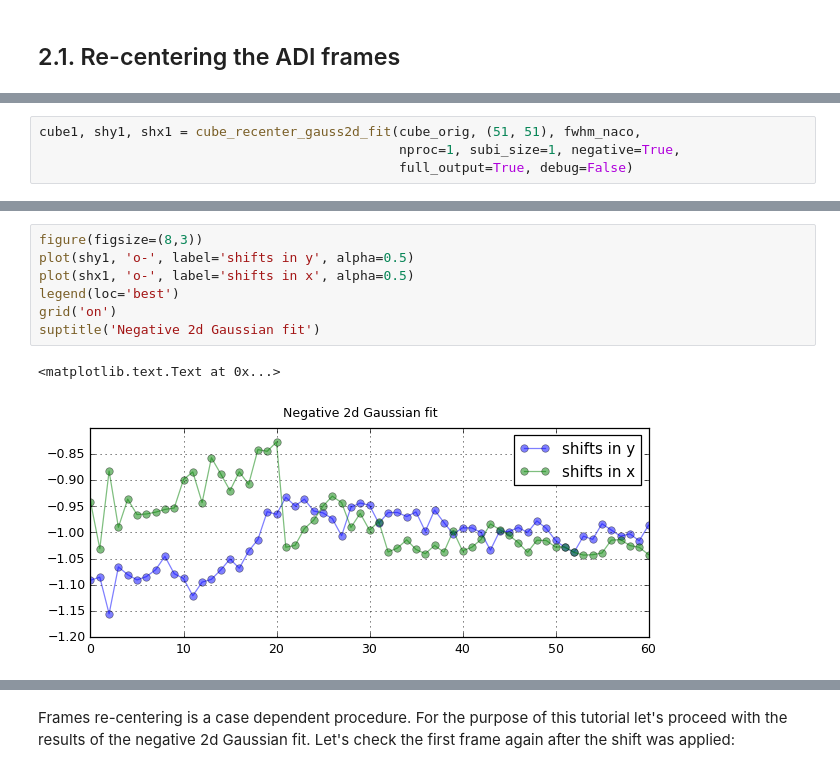
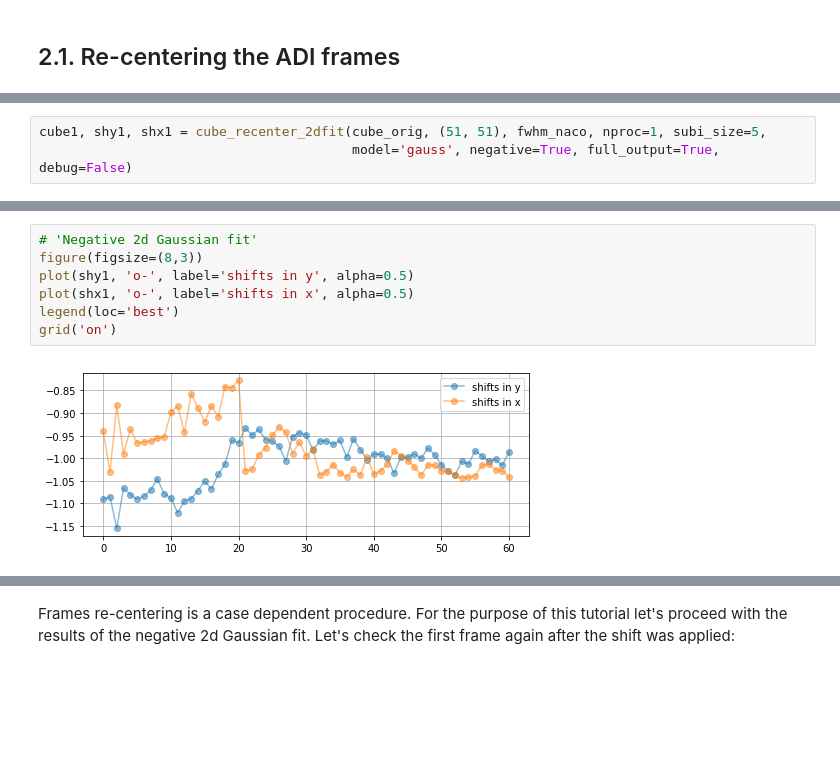
Before and after one commit to carlos-gg/VIP_extras, a Jupyter notebook: Tutorial1_VIP_adi_pre-postproc_fluxpos_ccs.ipynb, the cells around one changed output, grey strips where cells are left out. Drawn from its saved outputs; the diff is of its cells as text; blank space fills up the shorter version.

```diff
--- a/Tutorial1_VIP_adi_pre-postproc_fluxpos_ccs.ipynb
+++ b/Tutorial1_VIP_adi_pre-postproc_fluxpos_ccs.ipynb
@@ -142,6 +161,5 @@ For the 2d Gaussian fit it's important to run the algorithm once with the `debug
 # %%
-cube1, shy1, shx1 = cube_recenter_gauss2d_fit(cube_orig, (51, 51), fwhm_naco,
-                                              nproc=1, subi_size=1, negative=True,
-                                              full_output=True, debug=False)
+cube1, shy1, shx1 = cube_recenter_2dfit(cube_orig, (51, 51), fwhm_naco, nproc=1, subi_size=5,
+                                        model='gauss', negative=True, full_output=True, debug=False)
 # %% [output]
 ----------------------------------------------------------------------
@@ -159,12 +175,11 @@ Running time:  0:00:00.488265
 ----------------------------------------------------------------------
 # %%
+# 'Negative 2d Gaussian fit'
 figure(figsize=(8,3))
 plot(shy1, 'o-', label='shifts in y', alpha=0.5)
 plot(shx1, 'o-', label='shifts in x', alpha=0.5)
 legend(loc='best')
 grid('on')
-suptitle('Negative 2d Gaussian fit')
 # %% [output]
-<matplotlib.text.Text at 0x...>
-[figure, old version]
+[figure, new version]
 # %%
```
Also changed, not shown: parts of 153 cells of this notebook, 1 other file.
